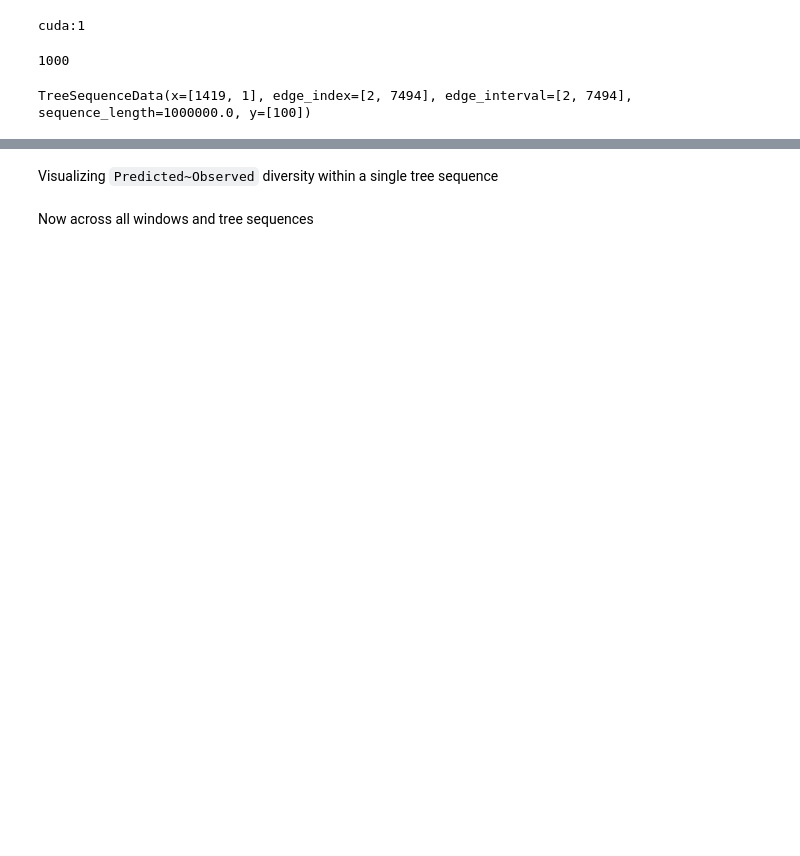
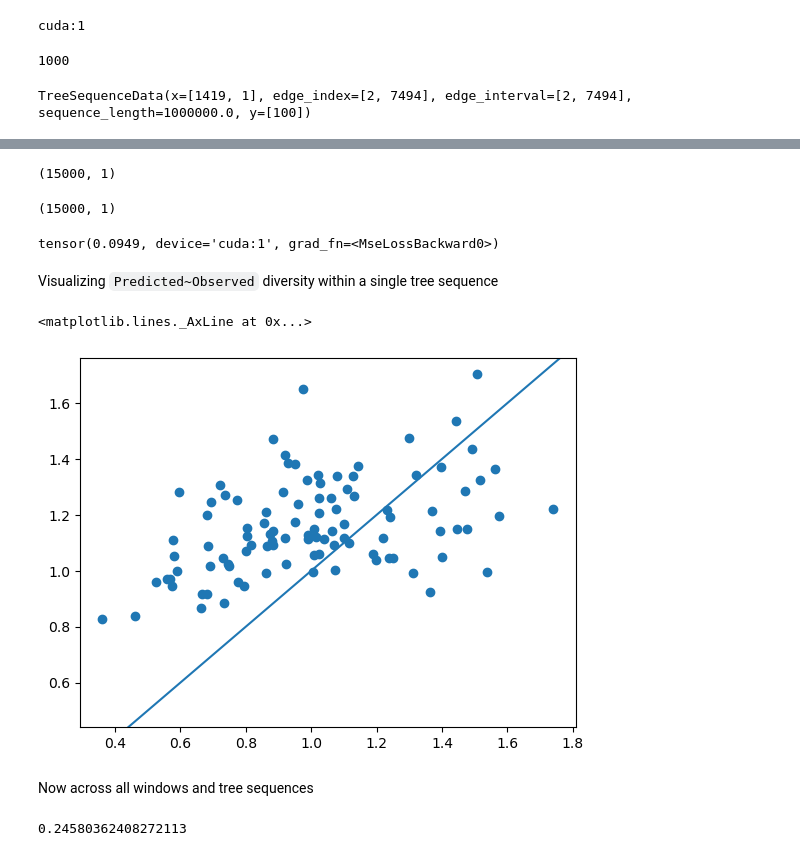
Before and after one commit to mufernando/gcn, a Jupyter notebook: predict_win_pi.ipynb, the cells around one changed output, grey strips where cells are left out. Cells and saved outputs as stored; diff of their text form; code cells hidden in the pictures; blank space fills up the shorter version.

```diff
--- a/predict_win_pi.ipynb
+++ b/predict_win_pi.ipynb
@@ -91,8 +91,9 @@ model = BiGCNModel(device, num_encoder_in_features=dataset.num_features, num_enc
                     breaks=out_breaks, pooling="windowed_sum", out_breaks=out_breaks)
 model = model.to(device)
 optimizer = torch.optim.Adam(model.parameters(),lr=2e-4)
-num_epochs=100
+num_epochs=60
 criterion = torch.nn.MSELoss()
+last_test_loss = 0
 
 for epoch in range(num_epochs):
     epoch_loss = 0
@@ -120,7 +121,9 @@ for epoch in range(num_epochs):
         loss = criterion(output,get_y(batch))
         val_loss += loss.item()
     val_avg_loss = val_loss/num_batches
-
-
+    last_test_loss = train_avg_loss
     print(f"Epochs: {epoch} | epoch avg. loss: {train_avg_loss:.8f} | validation avg. loss: {val_avg_loss:.8f}")
+    if abs(train_avg_loss-last_test_loss) < 1e-3:
+        print("early stopping")
+        break
 # %% [output]
@@ -158,18 +173,27 @@ model.encoder
 # %%
 predictions.shape
+# %% [output]
+(15000, 1)
 # %%
 real.shape
+# %% [output]
+(15000, 1)
 # %%
 batch = next(iter(testloader))
 # %%
 batch.to(device)
 output = model(batch)
 criterion(output, get_y(batch))
+# %% [output]
+tensor(0.0949, device='cuda:1', grad_fn=<MseLossBackward0>)
 # %% [markdown]
 Visualizing `Predicted~Observed` diversity within a single tree sequence
 # %%
 plt.scatter(get_y(batch).detach().cpu().numpy(), output.detach().cpu().numpy())
-plt.axline((0.7,0.7), slope=1)
+plt.axline((0.5,0.5), slope=1)
+# %% [output]
+<matplotlib.lines._AxLine at 0x...>
+[figure, added]
 # %% [markdown]
 Now across all windows and tree sequences
 # %%
@@ -177,6 +201,8 @@ import scipy.stats
 # %%
 # calculate r^2 of real and predictions
 scipy.stats.pearsonr(real.flatten(), predictions.flatten())[0]**2
+# %% [output]
+0.24580362408272113
 # %%
 
 
```
Also changed, not shown: parts of 5 cells of this notebook, 2 other files.
